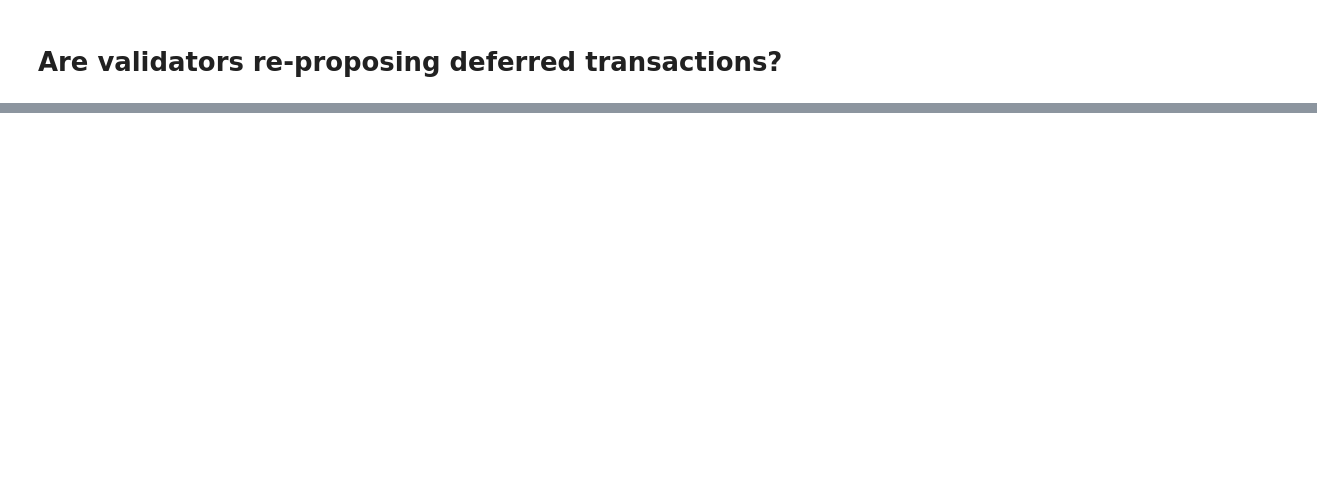
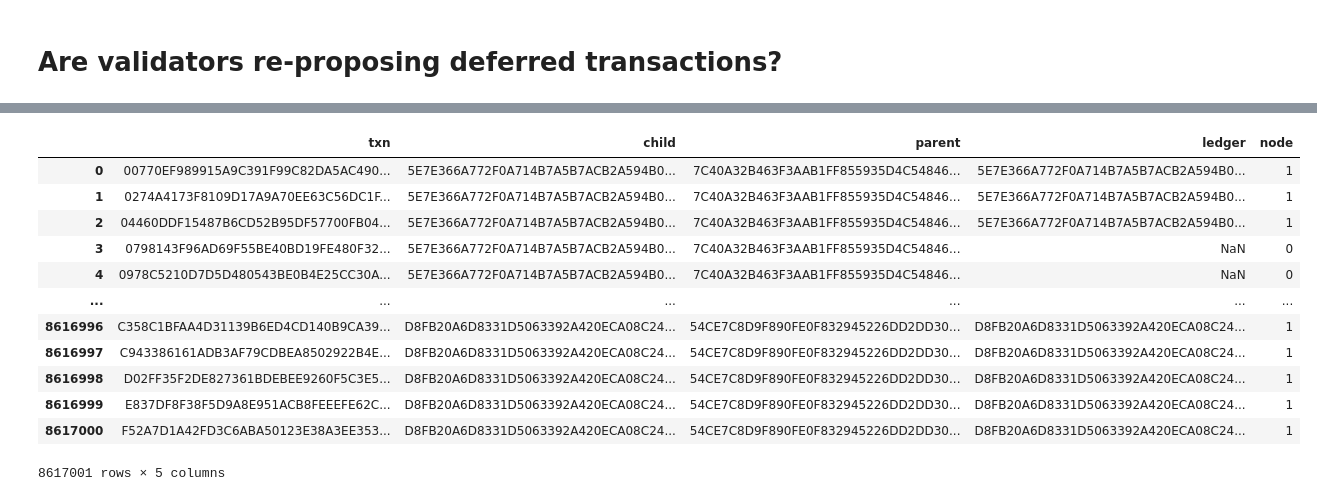
Before and after one commit to thejohnfreeman/data-xrpl-proposals, a Jupyter notebook: tsets.ipynb, the cells around one changed output, grey strips where cells are left out. Cells and saved outputs as stored; diff of their text form; code cells hidden in the pictures; blank space fills up the shorter version.

```diff
--- a/tsets.ipynb
+++ b/tsets.ipynb
@@ -171,0 +192,4 @@ ptxns
+# %%
+# Initial support for each transaction per ledger.
+support = ptxns.groupby(['ledger', 'txn'], sort=False)['node'].count().reset_index()
+support
@@ -373,6 +403,2 @@ Name: txn, Length: 8128, dtype: int64
 # %% [markdown]
 # Are validators re-proposing deferred transactions?
-# %%
-# The deferred transactions per ledger.
-dtxns = ptxns[~ptxns.set_index(['ledger', 'txn']).index.isin(vtxns.set_index(['ledger', 'txn']).index)]
-dtxns
@@ -470,0 +405,7 @@ xs['txn'].mean()
+# %%
+# Deferred transactions per ledger.
+dtxns = ptxns[['ledger', 'txn']].drop_duplicates()
+dtxns = dtxns.merge(vtxns.assign(validated=True).drop(columns='fee'), on=['ledger', 'txn'], how='left')
+dtxns['validated'] = dtxns['validated'].fillna(False)
+dtxns = dtxns[~dtxns['validated']].drop(columns='validated')
+dtxns
@@ -470,0 +437,3 @@ xs['txn'].mean()
+# %%
+parents = pd.DataFrame({'child': ledgers, 'parent': pd.Series(ledgers.values, index=ledgers.index + 1)})
+parents
@@ -470,0 +454,20 @@ xs['txn'].mean()
+# %%
+# What is the support for each transaction in the ledger after it was deferred?
+rptxns = dtxns.merge(parents.dropna(), left_on='ledger', right_on='parent').drop(columns=['ledger'])
+rptxns = rptxns.merge(support, left_on=['child', 'txn'], right_on=['ledger', 'txn'], how='left')
+rptxns['node'] = rptxns['node'].fillna(0, downcast='infer')
+rptxns
+# %% [output]
+|  | txn | child | parent | ledger | node |
+| 0 | 00770EF989915A9C391F99C82DA5AC490... | 5E7E366A772F0A714B7A5B7ACB2A594B0... | 7C40A32B463F3AAB1FF855935D4C54846... | 5E7E366A772F0A714B7A5B7ACB2A594B0... | 1 |
+| 1 | 0274A4173F8109D17A9A70EE63C56DC1F... | 5E7E366A772F0A714B7A5B7ACB2A594B0... | 7C40A32B463F3AAB1FF855935D4C54846... | 5E7E366A772F0A714B7A5B7ACB2A594B0... | 1 |
+| 2 | 04460DDF15487B6CD52B95DF57700FB04... | 5E7E366A772F0A714B7A5B7ACB2A594B0... | 7C40A32B463F3AAB1FF855935D4C54846... | 5E7E366A772F0A714B7A5B7ACB2A594B0... | 1 |
+| 3 | 0798143F96AD69F55BE40BD19FE480F32... | 5E7E366A772F0A714B7A5B7ACB2A594B0... | 7C40A32B463F3AAB1FF855935D4C54846... | NaN | 0 |
+| 4 | 0978C5210D7D5D480543BE0B4E25CC30A... | 5E7E366A772F0A714B7A5B7ACB2A594B0... | 7C40A32B463F3AAB1FF855935D4C54846... | NaN | 0 |
+| ... | ... | ... | ... | ... | ... |
+| 8616996 | C358C1BFAA4D31139B6ED4CD140B9CA39... | D8FB20A6D8331D5063392A420ECA08C24... | 54CE7C8D9F890FE0F832945226DD2DD30... | D8FB20A6D8331D5063392A420ECA08C24... | 1 |
+| 8616997 | C943386161ADB3AF79CDBEA8502922B4E... | D8FB20A6D8331D5063392A420ECA08C24... | 54CE7C8D9F890FE0F832945226DD2DD30... | D8FB20A6D8331D5063392A420ECA08C24... | 1 |
+| 8616998 | D02FF35F2DE827361BDEBEE9260F5C3E5... | D8FB20A6D8331D5063392A420ECA08C24... | 54CE7C8D9F890FE0F832945226DD2DD30... | D8FB20A6D8331D5063392A420ECA08C24... | 1 |
+| 8616999 | E837DF8F38F5D9A8E951ACB8FEEEFE62C... | D8FB20A6D8331D5063392A420ECA08C24... | 54CE7C8D9F890FE0F832945226DD2DD30... | D8FB20A6D8331D5063392A420ECA08C24... | 1 |
+| 8617000 | F52A7D1A42FD3C6ABA50123E38A3EE353... | D8FB20A6D8331D5063392A420ECA08C24... | 54CE7C8D9F890FE0F832945226DD2DD30... | D8FB20A6D8331D5063392A420ECA08C24... | 1 |
+8617001 rows × 5 columns
```
Also changed, not shown: parts of 31 cells of this notebook.
